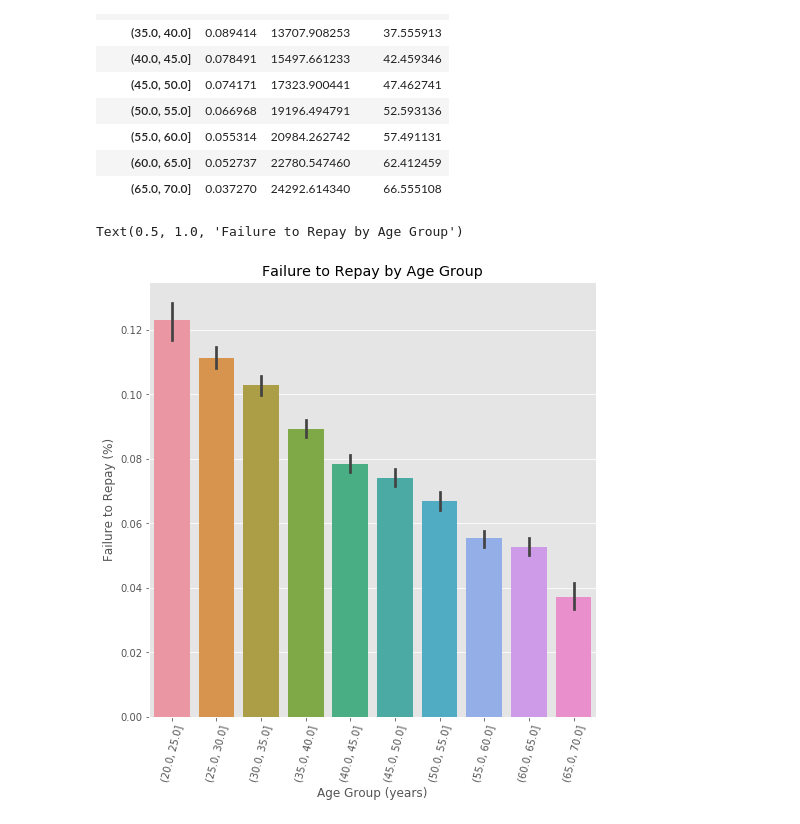
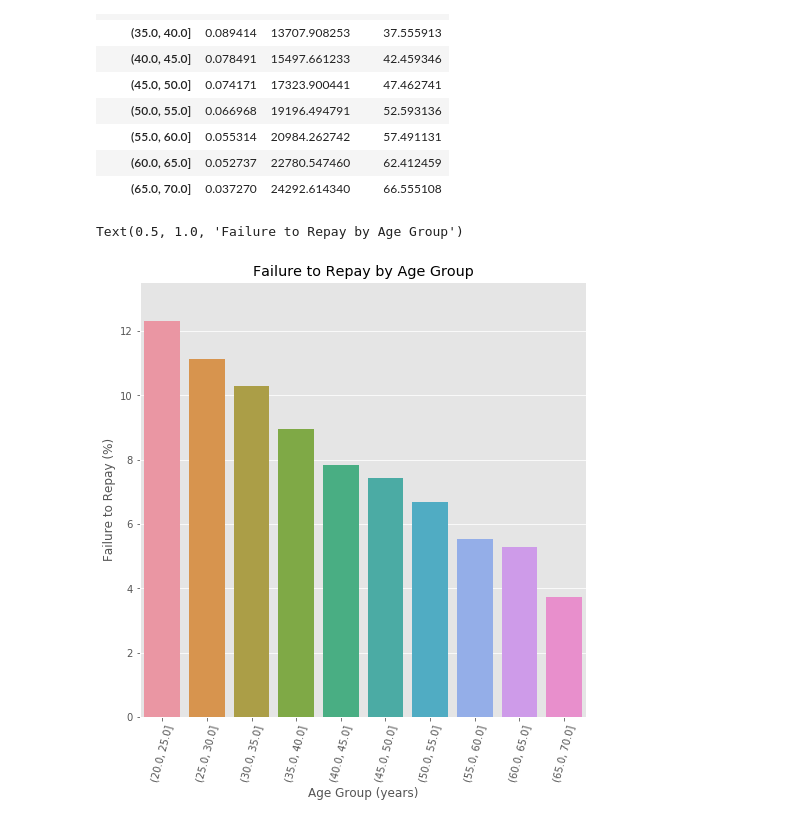
Before and after one commit to stevenHuang0604/ML100Days, a Jupyter notebook: homework/Day_016/Day_016_HW.ipynb, the cells around one changed output. Cells and saved outputs as stored; diff of their text form; code cells hidden in the pictures.

```diff
--- a/homework/Day_016/Day_016_HW.ipynb
+++ b/homework/Day_016/Day_016_HW.ipynb
@@ -117,19 +119,19 @@ age_groups
 # %%
 plt.figure(figsize = (8, 8))
 
 # 以年齡區間為 x, target 為 y 繪製 barplot
 """
 Your Code Here
 """
 px = age_data['YEARS_BINNED']
-py = age_data['TARGET']
-sns.barplot(px, py)
+py = age_data['TARGET']*100
+sns.barplot(px, py,errwidth=0)  #errwidth：誤差線寬度
 
 # Plot labeling
 plt.xticks(rotation = 75)#x坐標軸旋轉75度
 plt.xlabel('Age Group (years)')
 plt.ylabel('Failure to Repay (%)')
 plt.title('Failure to Repay by Age Group')
 # %% [output]
 Text(0.5, 1.0, 'Failure to Repay by Age Group')
-[figure, old version]
+[figure, new version]
```
Also changed, not shown: parts of 1 cell of this notebook.
